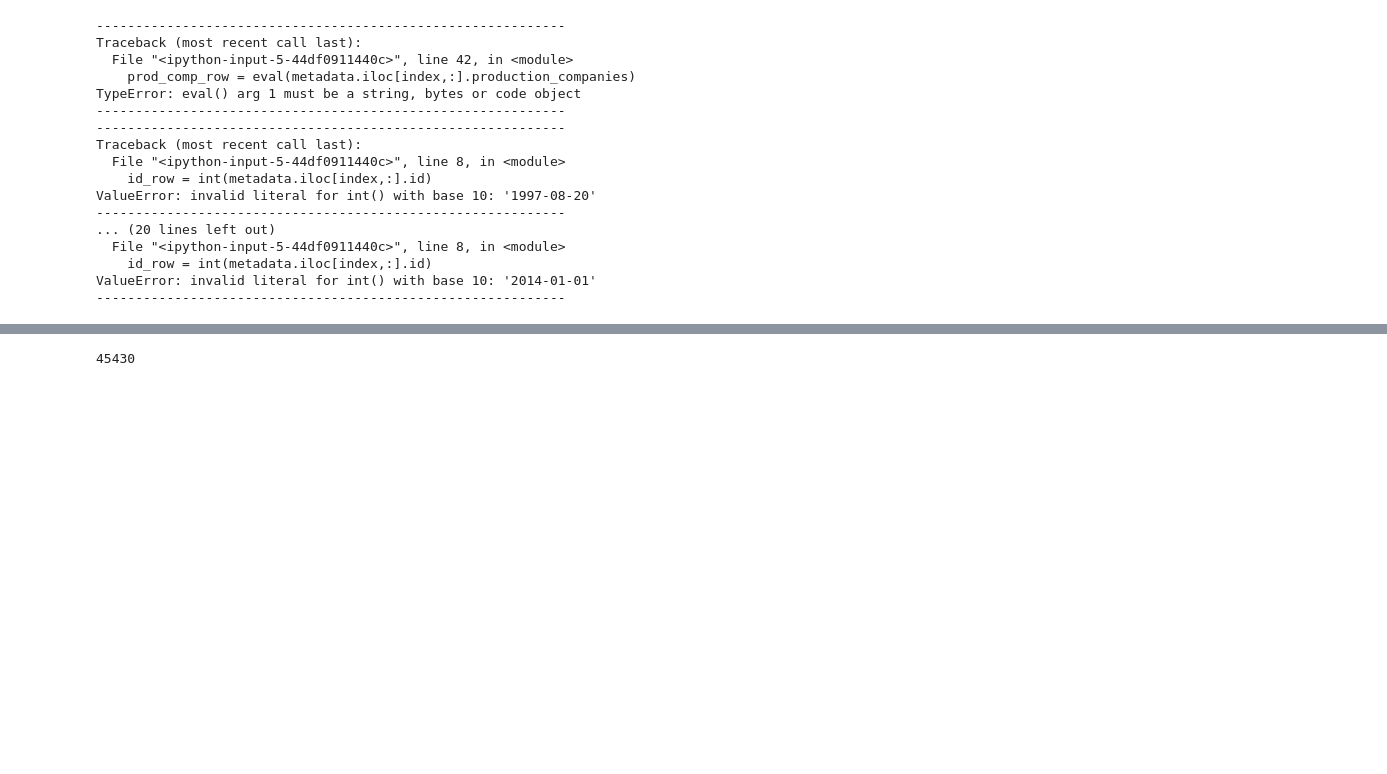
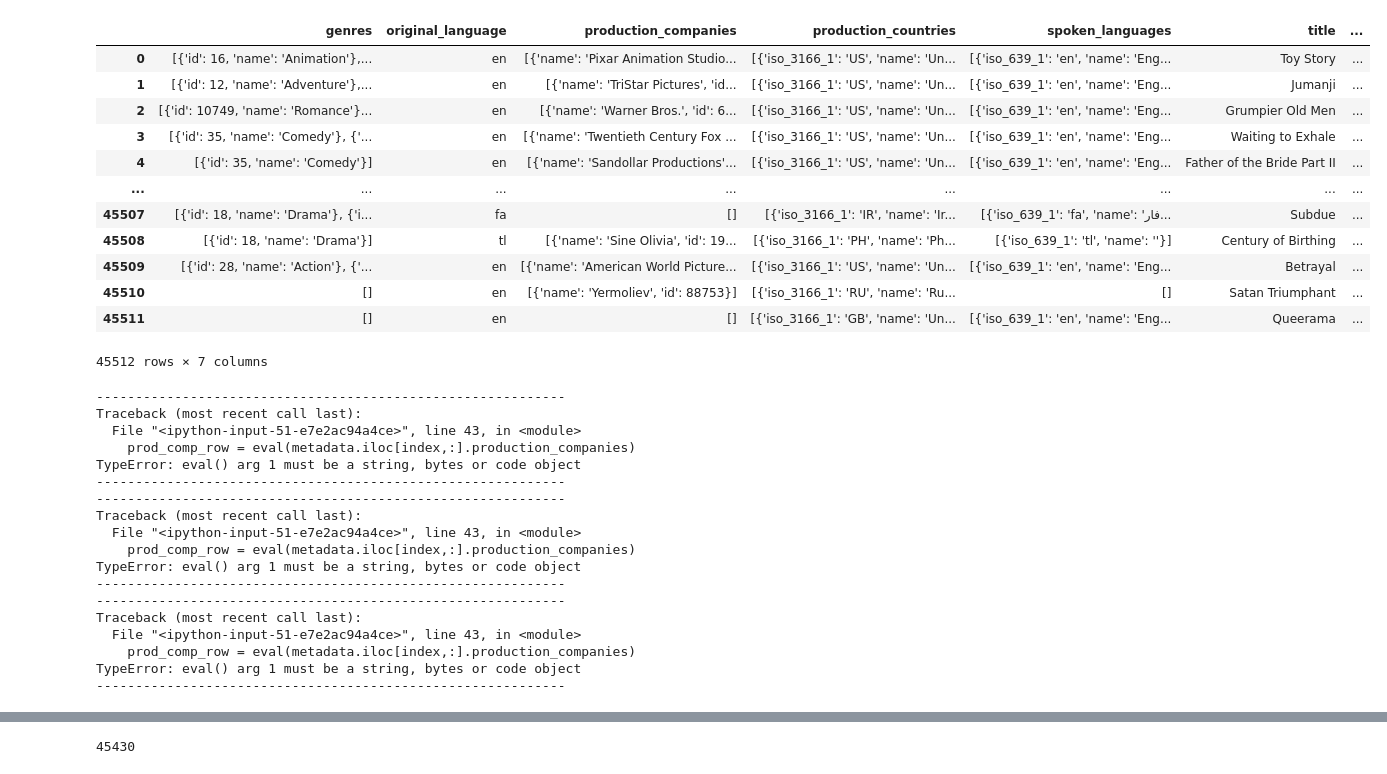
Before and after one commit to sted19/WIR-project, a Jupyter notebook: organize_movies.ipynb, the cells around one changed output, grey strips where cells are left out. Saved outputs shown, nothing was run; the diff lists cells and outputs as text; code cells hidden in the pictures; blank space fills up the shorter version.

```diff
--- a/organize_movies.ipynb
+++ b/organize_movies.ipynb
@@ -9,9 +9,16 @@ import traceback
 movies_path = os.path.join(os.path.join(os.getcwd(),'Datasets'),'movies_dataset')
 
 metadata_path = os.path.join(movies_path,'movies_metadata.csv')
+movies_genre_path = os.path.join(movies_path, 'movies.csv')
 ratings_path = os.path.join(movies_path,'ratings.csv')
+links_path = os.path.join(movies_path,'links.csv')
 # %%
 metadata = pd.read_csv(metadata_path)
+print('metadata loaded')
 ratings = pd.read_csv(ratings_path)
-
 ratings = ratings.drop(columns='timestamp')
+print('ratings loaded')
+genres = pd.read_csv(movies_genre_path)
+print('genre loaded')
+links = pd.read_csv(links_path)
+print('genre loaded')
@@ -33,0 +30,10 @@ ratings
+# %%
+metadata = metadata.drop(columns = ['adult', 'belongs_to_collection', 'budget', 'homepage', 'overview',
+       'popularity', 'poster_path','release_date', 'original_title','revenue', 'runtime', 'status', 'tagline', 'video','vote_average', 'vote_count'])
+
+metadata = metadata[metadata.id != '1997-08-20']
+metadata = metadata[metadata.id != '2012-09-29']
+metadata = metadata[metadata.id != '2014-01-01']
+metadata = metadata.astype({'id':'float64'})
+
+links.astype({'tmdbId':'float64'})
@@ -34,4 +55,22 @@ ratings
+# %%
+merged = pd.merge(metadata, links, left_on=['id'], right_on=['tmdbId']).drop(columns=['id','imdb_id','imdbId','tmdbId'])
+merged
+# %% [output]
+|  | genres | original_language | production_companies | production_countries | spoken_languages | title | ... |
+| 0 | [{'id': 16, 'name': 'Animation'},... | en | [{'name': 'Pixar Animation Studio... | [{'iso_3166_1': 'US', 'name': 'Un... | [{'iso_639_1': 'en', 'name': 'Eng... | Toy Story | ... |
+| 1 | [{'id': 12, 'name': 'Adventure'},... | en | [{'name': 'TriStar Pictures', 'id... | [{'iso_3166_1': 'US', 'name': 'Un... | [{'iso_639_1': 'en', 'name': 'Eng... | Jumanji | ... |
+| 2 | [{'id': 10749, 'name': 'Romance'}... | en | [{'name': 'Warner Bros.', 'id': 6... | [{'iso_3166_1': 'US', 'name': 'Un... | [{'iso_639_1': 'en', 'name': 'Eng... | Grumpier Old Men | ... |
+| 3 | [{'id': 35, 'name': 'Comedy'}, {'... | en | [{'name': 'Twentieth Century Fox ... | [{'iso_3166_1': 'US', 'name': 'Un... | [{'iso_639_1': 'en', 'name': 'Eng... | Waiting to Exhale | ... |
+| 4 | [{'id': 35, 'name': 'Comedy'}] | en | [{'name': 'Sandollar Productions'... | [{'iso_3166_1': 'US', 'name': 'Un... | [{'iso_639_1': 'en', 'name': 'Eng... | Father of the Bride Part II | ... |
+| ... | ... | ... | ... | ... | ... | ... | ... |
+| 45507 | [{'id': 18, 'name': 'Drama'}, {'i... | fa | [] | [{'iso_3166_1': 'IR', 'name': 'Ir... | [{'iso_639_1': 'fa', 'name': 'فار... | Subdue | ... |
+| 45508 | [{'id': 18, 'name': 'Drama'}] | tl | [{'name': 'Sine Olivia', 'id': 19... | [{'iso_3166_1': 'PH', 'name': 'Ph... | [{'iso_639_1': 'tl', 'name': ''}] | Century of Birthing | ... |
+| 45509 | [{'id': 28, 'name': 'Action'}, {'... | en | [{'name': 'American World Picture... | [{'iso_3166_1': 'US', 'name': 'Un... | [{'iso_639_1': 'en', 'name': 'Eng... | Betrayal | ... |
+| 45510 | [] | en | [{'name': 'Yermoliev', 'id': 88753}] | [{'iso_3166_1': 'RU', 'name': 'Ru... | [] | Satan Triumphant | ... |
+| 45511 | [] | en | [] | [{'iso_3166_1': 'GB', 'name': 'Un... | [{'iso_639_1': 'en', 'name': 'Eng... | Queerama | ... |
+45512 rows × 7 columns
 # %%
+metadata = merged
 nrows = metadata.shape[0]
 
 movies = {}
@@ -39,7 +78,7 @@ for index in range(nrows):
 
     # get the id of the movie
     try:
-        id_row = int(metadata.iloc[index,:].id)
+        id_row = int(metadata.iloc[index,:].movieId)
     except:
         print('-'*60)
         traceback.print_exc(file=sys.stdout)
@@ -117,21 +156,22 @@ for index in range(nrows):
 # %% [output]
 ------------------------------------------------------------
 Traceback (most recent call last):
-  File "<ipython-input-5-44df0911440c>", line 42, in <module>
+  File "<ipython-input-51-e7e2ac94a4ce>", line 43, in <module>
     prod_comp_row = eval(metadata.iloc[index,:].production_companies)
 TypeError: eval() arg 1 must be a string, bytes or code object
 ------------------------------------------------------------
 ------------------------------------------------------------
 Traceback (most recent call last):
-  File "<ipython-input-5-44df0911440c>", line 8, in <module>
-    id_row = int(metadata.iloc[index,:].id)
-ValueError: invalid literal for int() with base 10: '1997-08-20'
+  File "<ipython-input-51-e7e2ac94a4ce>", line 43, in <module>
+    prod_comp_row = eval(metadata.iloc[index,:].production_companies)
+TypeError: eval() arg 1 must be a string, bytes or code object
 ------------------------------------------------------------
-... (20 lines left out)
-  File "<ipython-input-5-44df0911440c>", line 8, in <module>
-    id_row = int(metadata.iloc[index,:].id)
-ValueError: invalid literal for int() with base 10: '2014-01-01'
 ------------------------------------------------------------
+Traceback (most recent call last):
+  File "<ipython-input-51-e7e2ac94a4ce>", line 43, in <module>
+    prod_comp_row = eval(metadata.iloc[index,:].production_companies)
+TypeError: eval() arg 1 must be a string, bytes or code object
+------------------------------------------------------------
 # %%
 len(movies)
 # %% [output]
```
Also changed, not shown: parts of 13 cells of this notebook, 2 other files.
